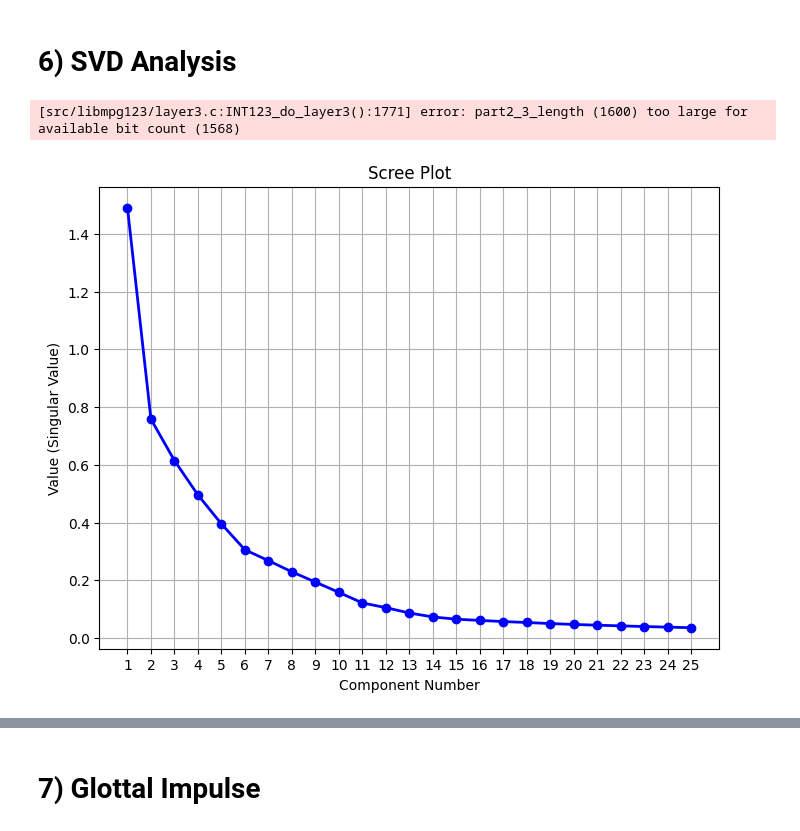
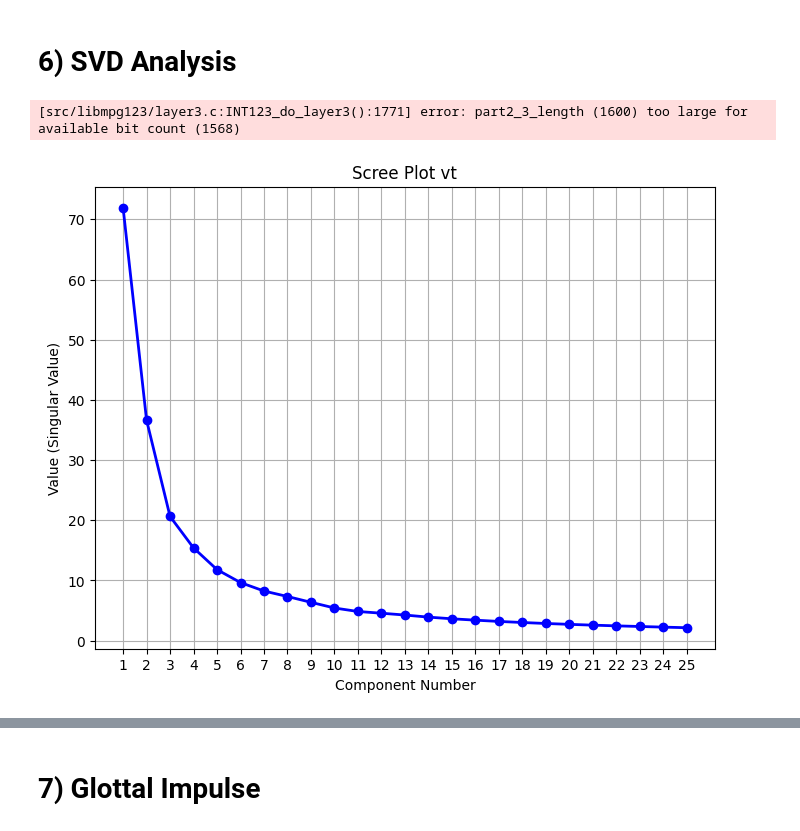
Before and after one commit to SRI2024-Voice-Biometric/Feature-Extraction, a Jupyter notebook: parameterised-method-analysis-window-size.ipynb, the cells around one changed output, grey strips where cells are left out. Cells and saved outputs as stored; diff of their text form; code cells hidden in the pictures.

```diff
--- a/parameterised-method-analysis-window-size.ipynb
+++ b/parameterised-method-analysis-window-size.ipynb
@@ -363,7 +364,7 @@ def hankel_svd(speech_sample, hankel_cols=None):
 
     return S
 # %%
-def gfmiaif_plot(s_gvl, iterations=1, nv=12, ng=16, enc_size=16, d=0.99, win=None):
+def gfmiaif_svd(s_gvl, comp="glot", iterations=1, nv=12, ng=3, d=0.99, win=None):
     if win is None:
         win = hann(len(s_gvl))
 
@@ -387,6 +388,9 @@ def gfmiaif_plot(s_gvl, iterations=1, nv=12, ng=16, enc_size=16, d=0.99, win=Non
     s_v1 = x_v1[idx_pf]
     av1 = lpc(s_v1 * win, nv)
 
+    if comp=="vt":
+        return hankel_svd(s_v1)
+
     for _ in range(iterations):
         x_g1 = lfilter(av1, [1], x_gv)
         s_g1 = x_g1[idx_pf]
@@ -400,7 +404,7 @@ def gfmiaif_plot(s_gvl, iterations=1, nv=12, ng=16, enc_size=16, d=0.99, win=Non
 
     return hankel_svd(glottal_pulse)
 # %%
-def plot_glottal_impulse(data_folder,num_speakers=5,frame_length_msec=3,num_frames=10,num_componenets=10,sr=44100):
+def plot_glottal_impulse(data_folder,num_speakers=5,frame_length_msec=3,num_frames=10,num_componenets=10,comp="glot",sr=44100):
 
     avg_singular_vector=[]
 
@@ -431,7 +435,7 @@ def plot_glottal_impulse(data_folder,num_speakers=5,frame_length_msec=3,num_fram
         del y
 
         for frame in frames:
-            sing_vector=hankel_svd(frame)
+            sing_vector=gfmiaif_svd(frame,comp)
             avg_singular_vector.append(sing_vector)
 
         total_speaker += 1
@@ -444,7 +448,7 @@ def plot_glottal_impulse(data_folder,num_speakers=5,frame_length_msec=3,num_fram
     components = np.arange(1, num_components+1)
     plt.figure(figsize=(8, 6))
     plt.plot(components, avg_singular_vector[:num_components], 'o-', linewidth=2, markersize=6, color='blue')
-    plt.title('Scree Plot')
+    plt.title(f'Scree Plot {comp}')
     plt.xlabel('Component Number')
     plt.ylabel('Value (Singular Value)')
     plt.grid(True)
@@ -455,9 +459,10 @@ num_speakers=5
 frame_length_msec=3
 num_frames=10
 num_components=25
+comp="vt"
 data_folder="/kaggle/input/speaker-recognition-audio-dataset/50_speakers_audio_data"
 # %%
-plot_glottal_impulse(data_folder,num_speakers,frame_length_msec,num_frames,num_components)
+plot_glottal_impulse(data_folder,num_speakers,frame_length_msec,num_frames,num_components,comp)
 # %% [output]
 [src/libmpg123/layer3.c:INT123_do_layer3():1771] error: part2_3_length (1600) too large for available bit count (1568)
-[figure, old version]
+[figure, new version]
```
Also changed, not shown: parts of 10 cells of this notebook.
